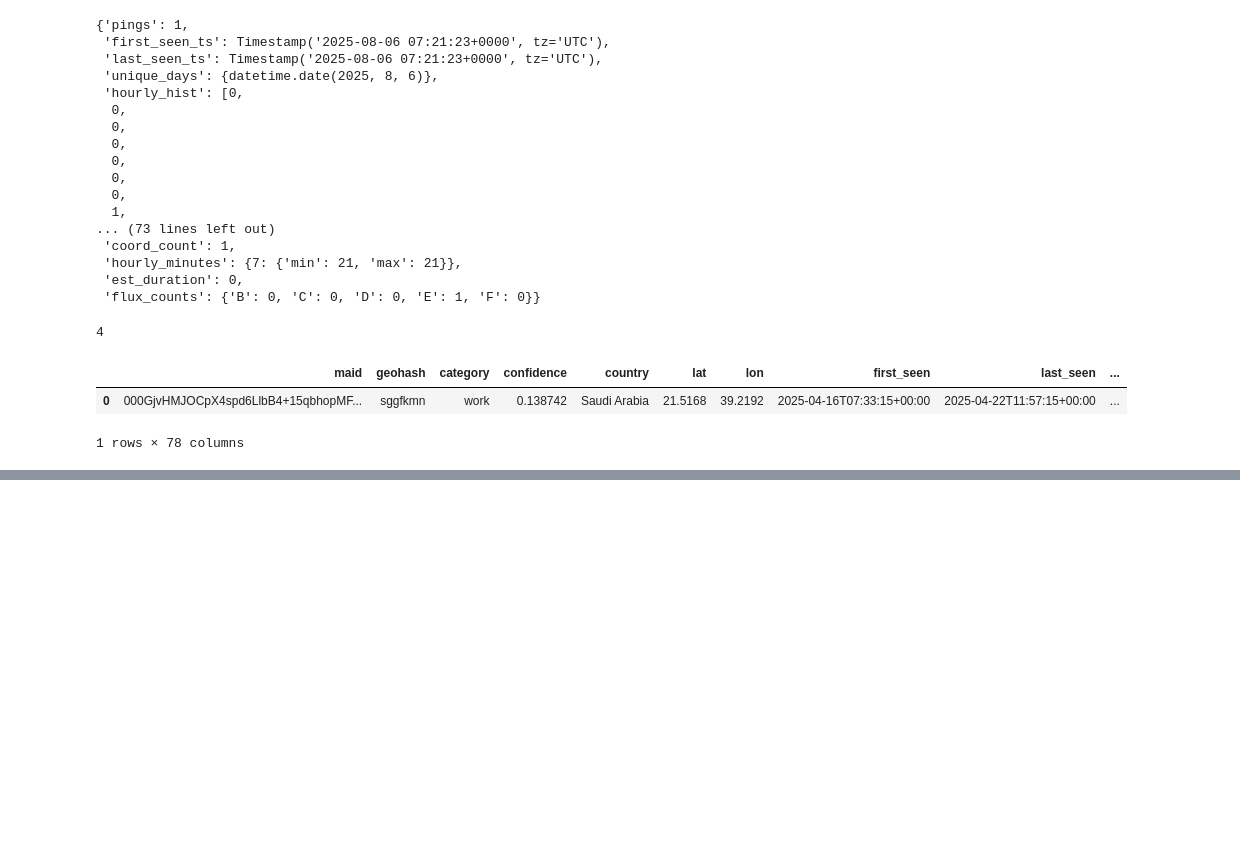
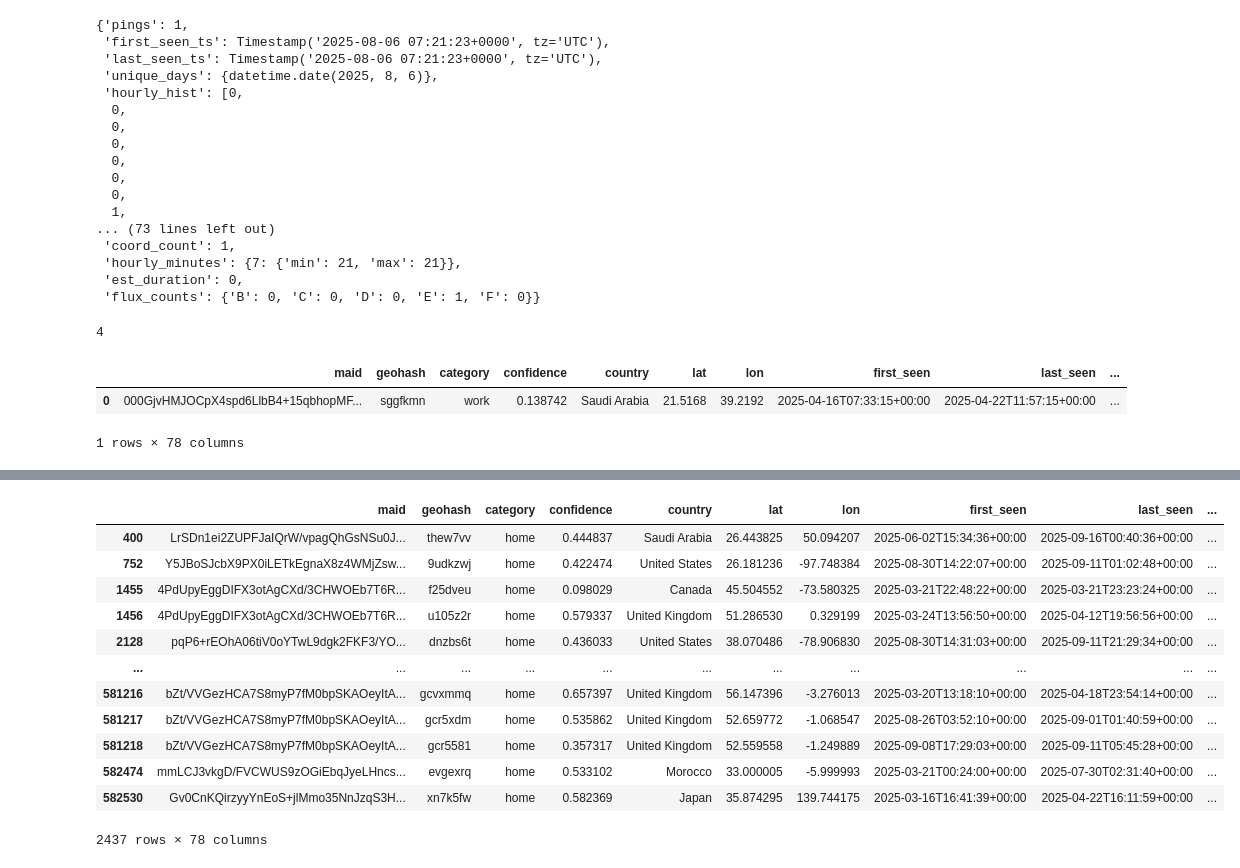
Before and after one commit to LeoNguyen868/new_casacom, a Jupyter notebook: stats.ipynb, the cells around one changed output, grey strips where cells are left out. Drawn from its saved outputs; the diff is of its cells as text; code cells hidden in the pictures; blank space fills up the shorter version.

```diff
--- a/stats.ipynb
+++ b/stats.ipynb
@@ -1752,0 +1886,4 @@ pd.read_csv('./result/work_final.csv')
+# %%
+import pandas as pd
+maid_tuple=pd.read_feather('/home/hieu/Work/new_casacom/maid_tuple.feather')
+maid_tuple.rename(columns={0:'maid0',1:'maid1'},inplace=True)
@@ -1752,0 +1970,5 @@ pd.read_csv('./result/work_final.csv')
+# %%
+import pandas as pd
+home_maid0=pd.read_parquet('/home/hieu/Work/new_casacom/match_home_maid0.parquet')
+home_maid1=pd.read_parquet('/home/hieu/Work/new_casacom/match_home_maid1.parquet')
+home_maid0.shape,home_maid1.shape
@@ -1752,0 +2006,16 @@ pd.read_csv('./result/work_final.csv')
+# %%
+home[home.maid.isin(home_maid1.ad_id.unique())]
+# %% [output]
+|  | maid | geohash | category | confidence | country | lat | lon | first_seen | last_seen | ... |
+| 400 | LrSDn1ei2ZUPFJaIQrW/vpagQhGsNSu0J... | thew7vv | home | 0.444837 | Saudi Arabia | 26.443825 | 50.094207 | 2025-06-02T15:34:36+00:00 | 2025-09-16T00:40:36+00:00 | ... |
+| 752 | Y5JBoSJcbX9PX0iLETkEgnaX8z4WMjZsw... | 9udkzwj | home | 0.422474 | United States | 26.181236 | -97.748384 | 2025-08-30T14:22:07+00:00 | 2025-09-11T01:02:48+00:00 | ... |
+| 1455 | 4PdUpyEggDIFX3otAgCXd/3CHWOEb7T6R... | f25dveu | home | 0.098029 | Canada | 45.504552 | -73.580325 | 2025-03-21T22:48:22+00:00 | 2025-03-21T23:23:24+00:00 | ... |
+| 1456 | 4PdUpyEggDIFX3otAgCXd/3CHWOEb7T6R... | u105z2r | home | 0.579337 | United Kingdom | 51.286530 | 0.329199 | 2025-03-24T13:56:50+00:00 | 2025-04-12T19:56:56+00:00 | ... |
+| 2128 | pqP6+rEOhA06tiV0oYTwL9dgk2FKF3/YO... | dnzbs6t | home | 0.436033 | United States | 38.070486 | -78.906830 | 2025-08-30T14:31:03+00:00 | 2025-09-11T21:29:34+00:00 | ... |
+| ... | ... | ... | ... | ... | ... | ... | ... | ... | ... | ... |
+| 581216 | bZt/VVGezHCA7S8myP7fM0bpSKAOeyItA... | gcvxmmq | home | 0.657397 | United Kingdom | 56.147396 | -3.276013 | 2025-03-20T13:18:10+00:00 | 2025-04-18T23:54:14+00:00 | ... |
+| 581217 | bZt/VVGezHCA7S8myP7fM0bpSKAOeyItA... | gcr5xdm | home | 0.535862 | United Kingdom | 52.659772 | -1.068547 | 2025-08-26T03:52:10+00:00 | 2025-09-01T01:40:59+00:00 | ... |
+| 581218 | bZt/VVGezHCA7S8myP7fM0bpSKAOeyItA... | gcr5581 | home | 0.357317 | United Kingdom | 52.559558 | -1.249889 | 2025-09-08T17:29:03+00:00 | 2025-09-11T05:45:28+00:00 | ... |
+| 582474 | mmLCJ3vkgD/FVCWUS9zOGiEbqJyeLHncs... | evgexrq | home | 0.533102 | Morocco | 33.000005 | -5.999993 | 2025-03-21T00:24:00+00:00 | 2025-07-30T02:31:40+00:00 | ... |
+| 582530 | Gv0CnKQirzyyYnEoS+jlMmo35NnJzqS3H... | xn7k5fw | home | 0.582369 | Japan | 35.874295 | 139.744175 | 2025-03-16T16:41:39+00:00 | 2025-04-22T16:11:59+00:00 | ... |
+2437 rows × 78 columns
```
Also changed, not shown: parts of 40 cells of this notebook, 21 other files.
